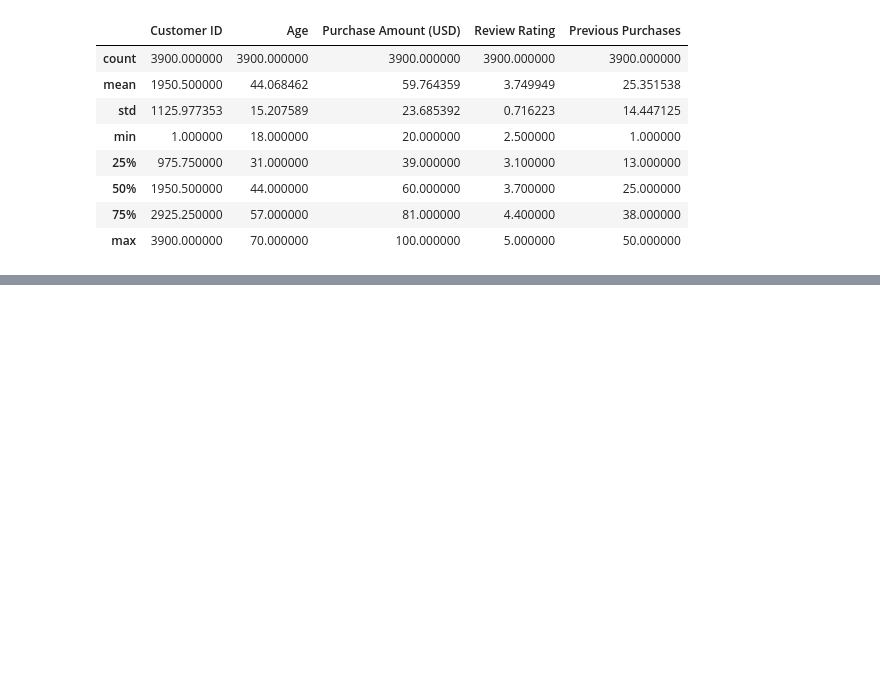
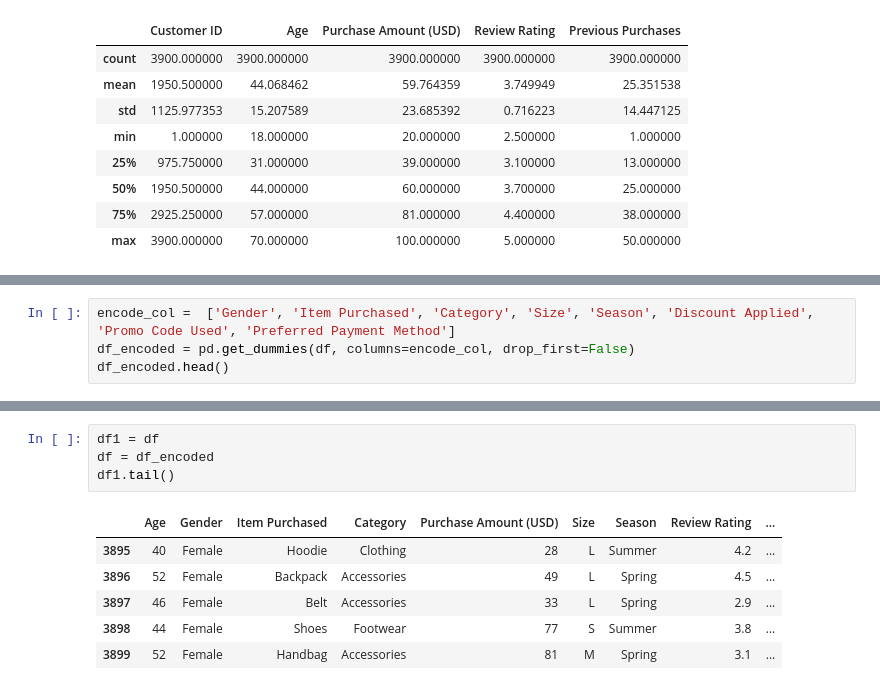
Before and after one commit to AaryanGole26/ACE_CustomerConnect, a Jupyter notebook: data.ipynb, the cells around one changed output, grey strips where cells are left out. Drawn from its saved outputs; the diff is of its cells as text; blank space fills up the shorter version.

```diff
--- a/data.ipynb
+++ b/data.ipynb
@@ -50,0 +189,4 @@ df.describe()
+# %%
+encode_col =  ['Gender', 'Item Purchased', 'Category', 'Size', 'Season', 'Discount Applied', 'Promo Code Used', 'Preferred Payment Method']
+df_encoded = pd.get_dummies(df, columns=encode_col, drop_first=False)
+df_encoded.head()
@@ -50,0 +201,11 @@ df.describe()
+# %%
+df1 = df
+df = df_encoded
+df1.tail()
+# %% [output]
+|  | Age | Gender | Item Purchased | Category | Purchase Amount (USD) | Size | Season | Review Rating | ... |
+| 3895 | 40 | Female | Hoodie | Clothing | 28 | L | Summer | 4.2 | ... |
+| 3896 | 52 | Female | Backpack | Accessories | 49 | L | Spring | 4.5 | ... |
+| 3897 | 46 | Female | Belt | Accessories | 33 | L | Spring | 2.9 | ... |
+| 3898 | 44 | Female | Shoes | Footwear | 77 | S | Summer | 3.8 | ... |
+| 3899 | 52 | Female | Handbag | Accessories | 81 | M | Spring | 3.1 | ... |
```
Also changed, not shown: parts of 25 cells of this notebook, 15 other files.
